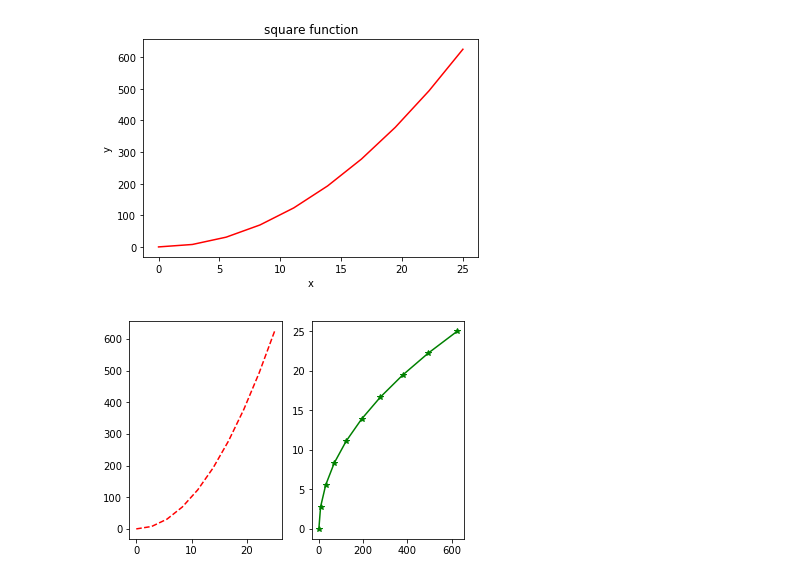
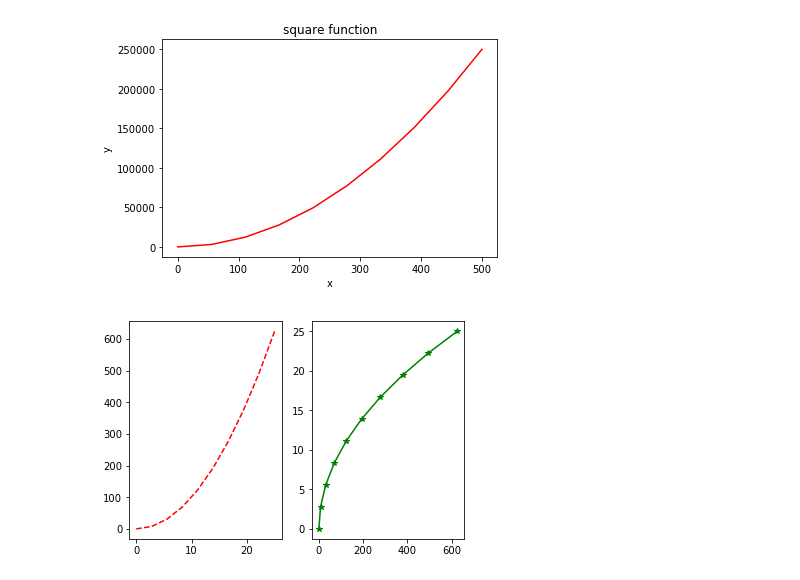
Before and after one commit to shantanurathore/Python-Scripts, a Jupyter notebook: Pyt_PRACTICE_1_MATPLOTLIB.ipynb, the cells around one changed output. Drawn from its saved outputs; the diff is of its cells as text; code cells hidden in the pictures.

```diff
--- a/Pyt_PRACTICE_1_MATPLOTLIB.ipynb
+++ b/Pyt_PRACTICE_1_MATPLOTLIB.ipynb
@@ -1,21 +1,22 @@
 # %%
 %matplotlib inline
 from pylab import *
 
 import matplotlib.pyplot as plt
 import numpy as np
 
-x=np.linspace(0,25,10) #the 10 here is probably log to the base 10
+#np.linspace probably creates a list
+x=np.linspace(0,500,10) #the 10 here is probably log to the base 10
 y=x**2
 
 figure()
 plot(x,y,'r') #r stands for color red g is green b is blue
 xlabel('x')
 ylabel('y')
 title('square function')
 show()
 # %% [output]
-[figure, old version]
+[figure, new version]
 # %%
 #subplots -- what are subplots? I think they are layout managers in matplotlib
 subplot(1,2,1)
```
Also changed, not shown: parts of 8 cells of this notebook, 3 other files.
